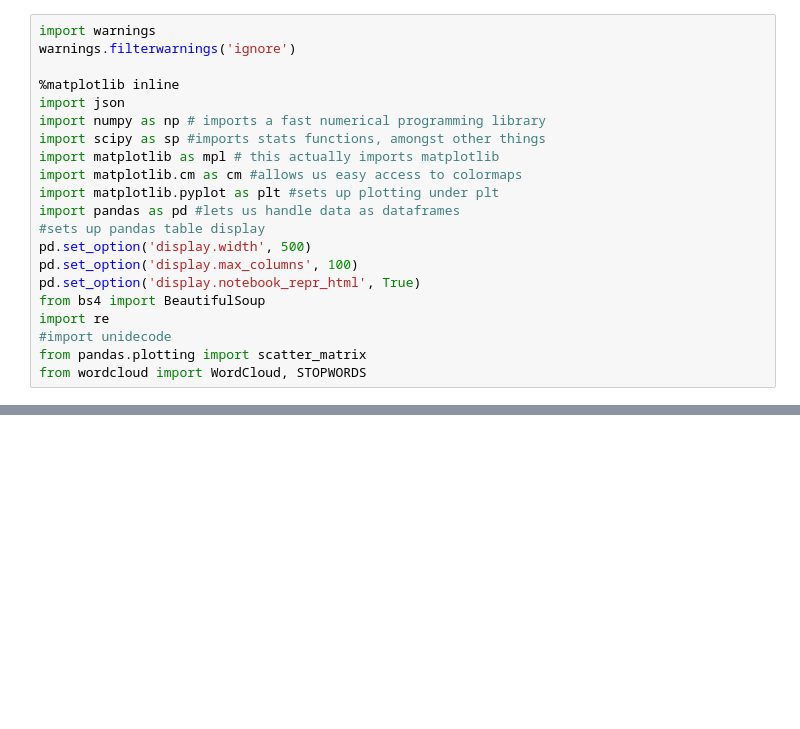
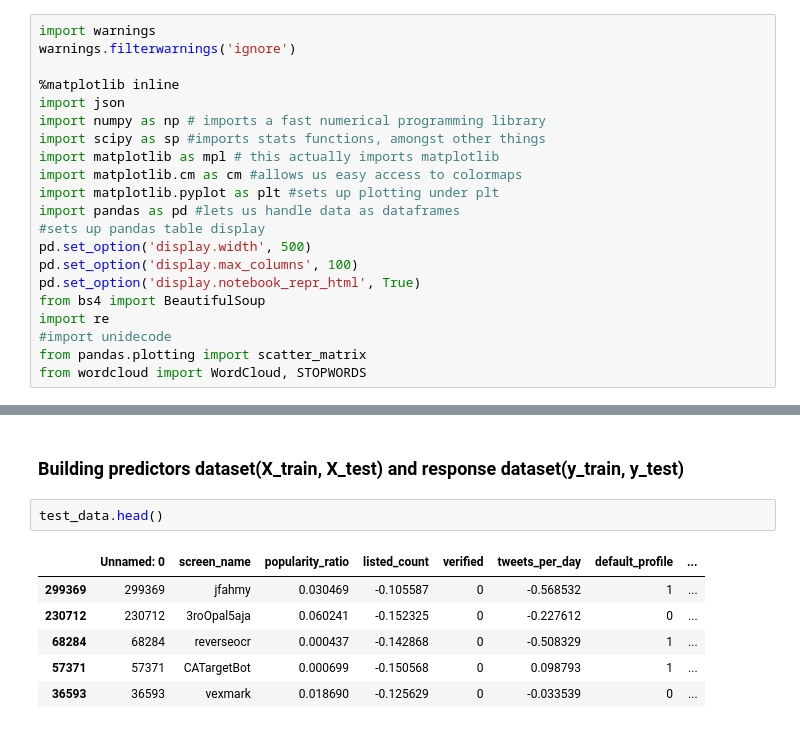
Before and after one commit to karanbhandarkar/TwitterBotDetection, a Jupyter notebook: ModelAnalysis.ipynb, the cells around one changed output, grey strips where cells are left out. Drawn from its saved outputs; the diff is of its cells as text; blank space fills up the shorter version.

```diff
--- a/ModelAnalysis.ipynb
+++ b/ModelAnalysis.ipynb
@@ -115,0 +97,11 @@ y_test = test_data[["isBot_x"]]
+# %% [markdown]
+### Building predictors dataset(X_train, X_test) and response dataset(y_train, y_test)
+# %%
+test_data.head()
+# %% [output]
+|  | Unnamed: 0 | screen_name | popularity_ratio | listed_count | verified | tweets_per_day | default_profile | ... |
+| 299369 | 299369 | jfahmy | 0.030469 | -0.105587 | 0 | -0.568532 | 1 | ... |
+| 230712 | 230712 | 3roOpal5aja | 0.060241 | -0.152325 | 0 | -0.227612 | 0 | ... |
+| 68284 | 68284 | reverseocr | 0.000437 | -0.142868 | 0 | -0.508329 | 1 | ... |
+| 57371 | 57371 | CATargetBot | 0.000699 | -0.150568 | 0 | 0.098793 | 1 | ... |
+| 36593 | 36593 | vexmark | 0.018690 | -0.125629 | 0 | -0.033539 | 0 | ... |
```
Also changed, not shown: parts of 54 cells of this notebook, 3 other files.
